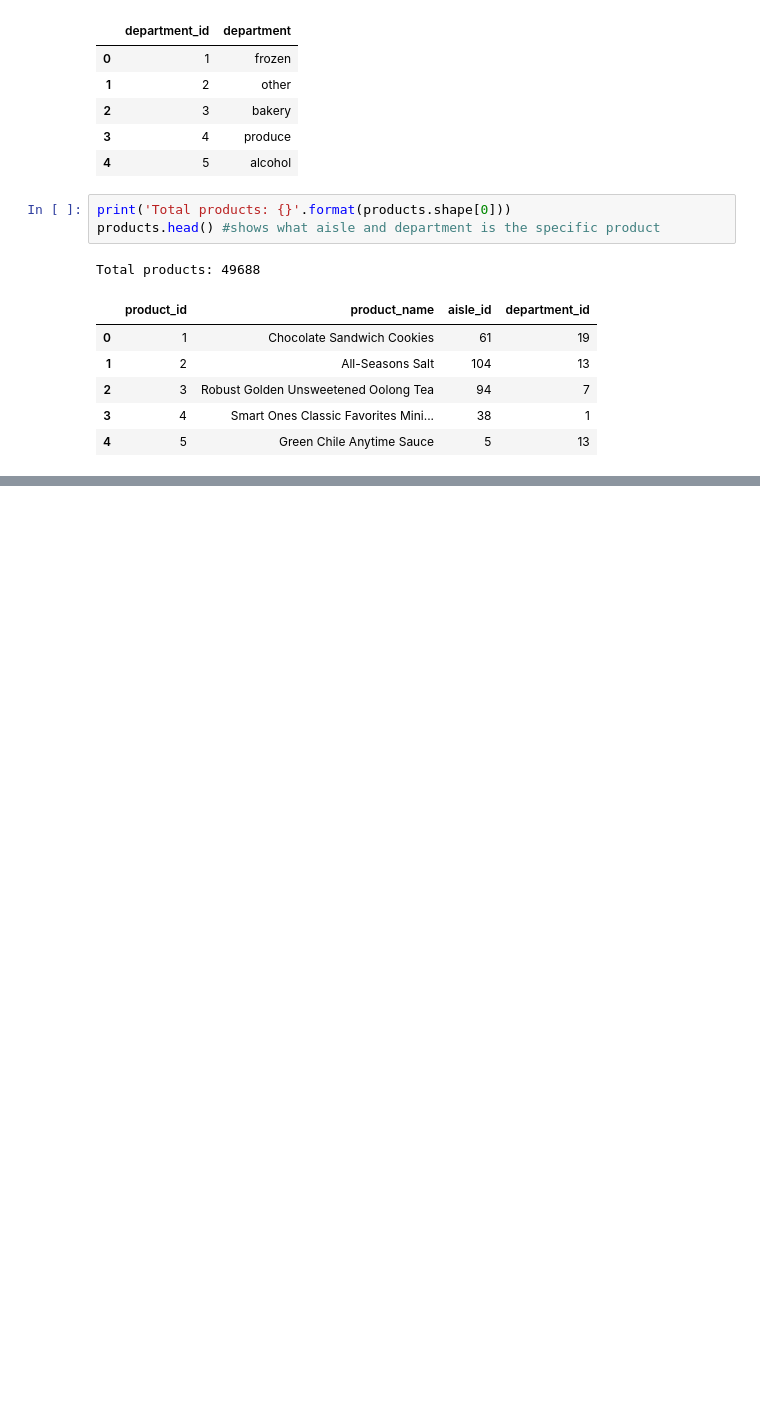
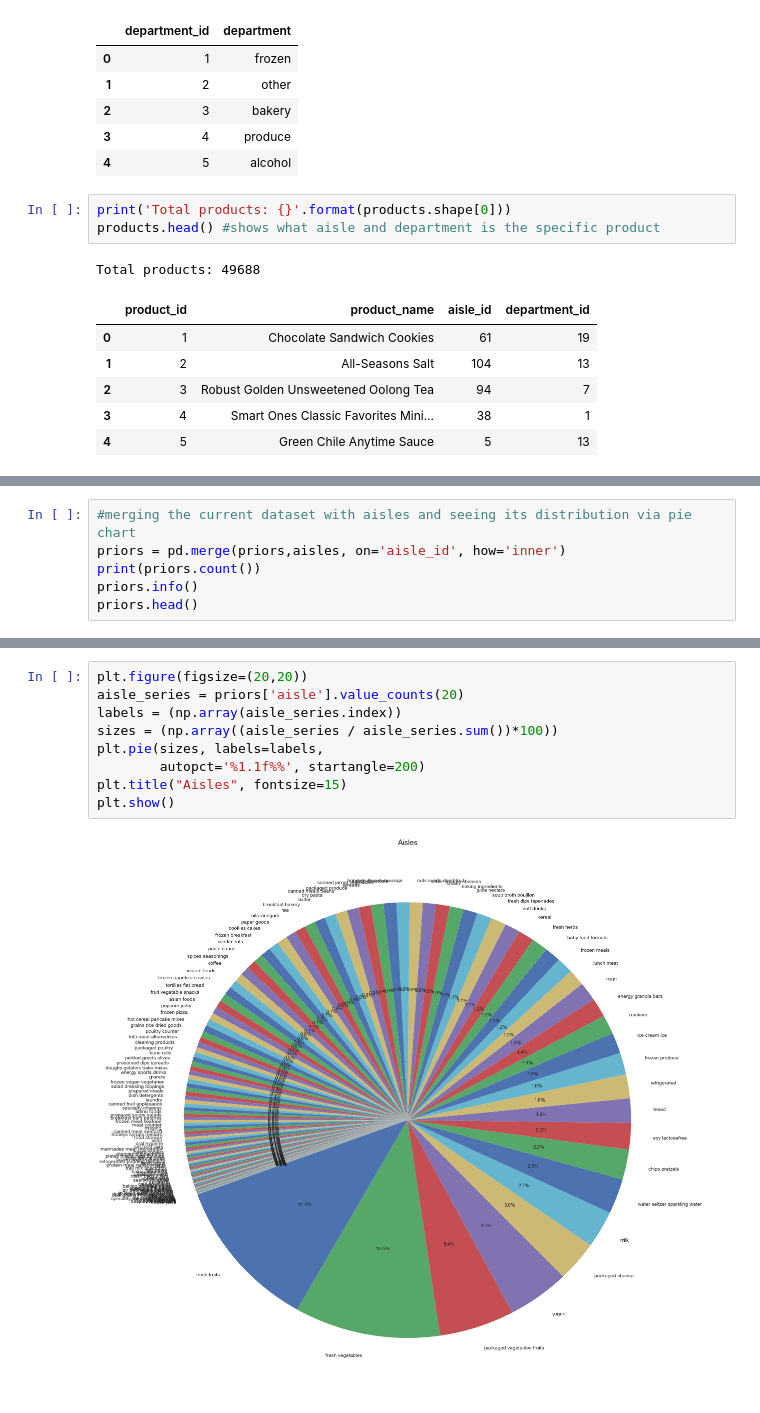
Before and after one commit to gary93039/Springboard, a Jupyter notebook: Instacart EDA.ipynb, the cells around one changed output, grey strips where cells are left out. Drawn from its saved outputs; the diff is of its cells as text; blank space fills up the shorter version.

```diff
--- a/Instacart EDA.ipynb
+++ b/Instacart EDA.ipynb
@@ -117,0 +200,6 @@ dtype: int64
+# %%
+#merging the current dataset with aisles and seeing its distribution via pie chart
+priors = pd.merge(priors,aisles, on='aisle_id', how='inner')
+print(priors.count())
+priors.info()
+priors.head()
@@ -117,0 +230,11 @@ dtype: int64
+# %%
+plt.figure(figsize=(20,20))
+aisle_series = priors['aisle'].value_counts(20)
+labels = (np.array(aisle_series.index))
+sizes = (np.array((aisle_series / aisle_series.sum())*100))
+plt.pie(sizes, labels=labels,
+        autopct='%1.1f%%', startangle=200)
+plt.title("Aisles", fontsize=15)
+plt.show()
+# %% [output]
+[figure, added]
```
Also changed, not shown: parts of 81 cells of this notebook.
